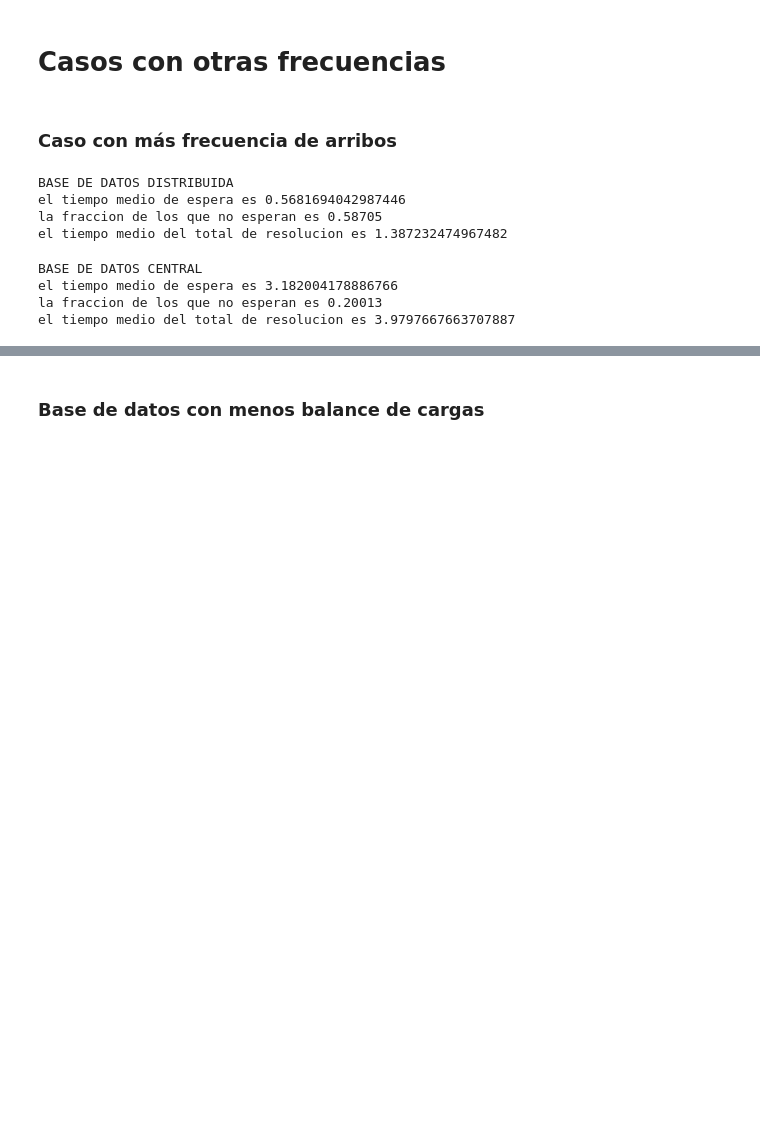
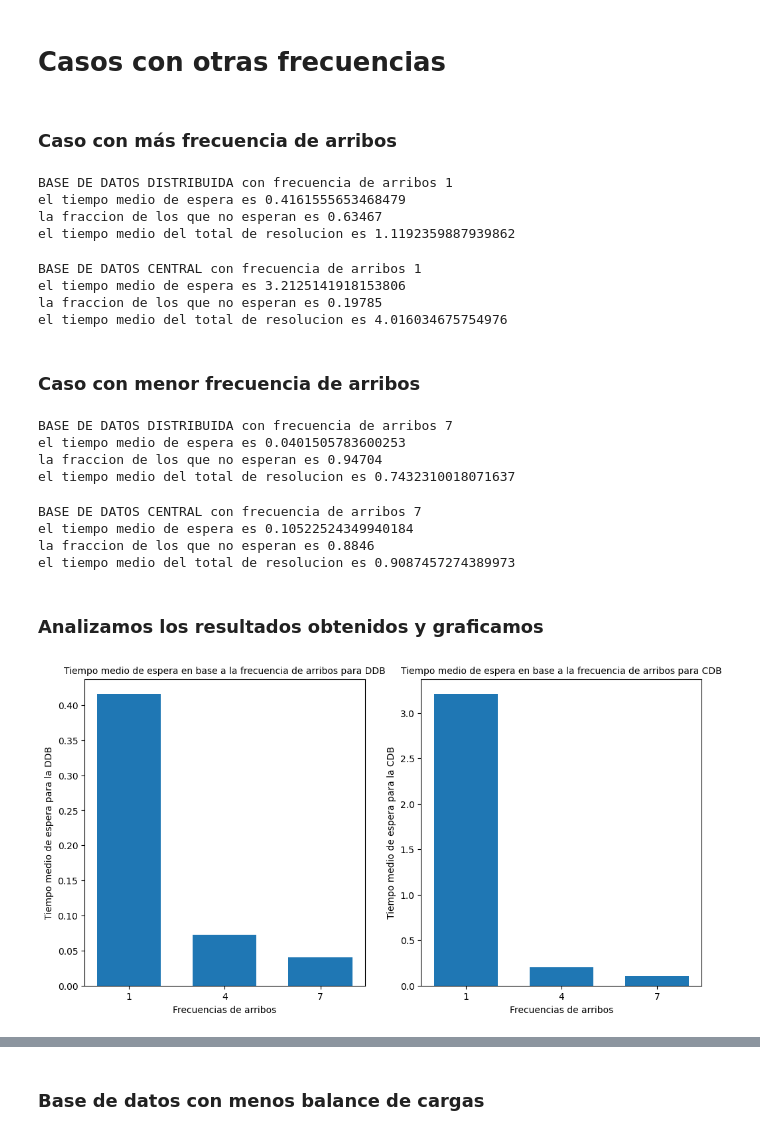
Before and after one commit to MartinCohen98/simulacion_tp1_grupo2_1c2024, a Jupyter notebook: Ejercicio3_TP2.ipynb, the cells around one changed output, grey strips where cells are left out. Cells and saved outputs as stored; diff of their text form; code cells hidden in the pictures; blank space fills up the shorter version.

```diff
--- a/Ejercicio3_TP2.ipynb
+++ b/Ejercicio3_TP2.ipynb
@@ -259,22 +291,75 @@ FASTER_ARRIVAL_CALL = 1
 # DATOS BASE DE DATOS DISTRIBUIDA
 mean_process_times = [MEAN_PROCESSING_TIME_DB1, MEAN_PROCESING_TIME_DB2]
 webServiceDistribuited = WebService(SEED, SEED_ARRIVALS, SEED_PROCESING_TIME, TOTAL_REQUEST, FASTER_ARRIVAL_CALL, mean_process_times, centralDB=False, probability_d1=PROBABILITY_DB1)
-webServiceDistribuited.generate_and_process_requests_ddb()
+webServiceDistribuited.generate_and_process_requests()
 
-print_webservice_data(webServiceDistribuited, "BASE DE DATOS DISTRIBUIDA")
+mean_waiting_time_frec1_ddb, _, _ = print_webservice_data(webServiceDistribuited, f"BASE DE DATOS DISTRIBUIDA con frecuencia de arribos {FASTER_ARRIVAL_CALL}")
 # %% [output]
-BASE DE DATOS DISTRIBUIDA
-el tiempo medio de espera es 0.5681694042987446
-la fraccion de los que no esperan es 0.58705
-el tiempo medio del total de resolucion es 1.387232474967482
+BASE DE DATOS DISTRIBUIDA con frecuencia de arribos 1
+el tiempo medio de espera es 0.4161555653468479
+la fraccion de los que no esperan es 0.63467
+el tiempo medio del total de resolucion es 1.1192359887939862
 # %%
 # DATOS BASE DE DATOS CENTRAL
-webServiceCentral = WebService(SEED, SEED_ARRIVALS, SEED_PROCESING_TIME, TOTAL_REQUEST,  FASTER_ARRIVAL_CALL, [MEAN_PROCESSING_TIME_CENTRAL_DB], centralDB=True, probability_d1=0)
+webServiceCentral = WebService(SEED, SEED_ARRIVALS, SEED_PROCESING_TIME, TOTAL_REQUEST, FASTER_ARRIVAL_CALL, [MEAN_PROCESSING_TIME_CENTRAL_DB])
 webServiceCentral.generate_and_process_requests()
 
-print_webservice_data(webServiceCentral, "BASE DE DATOS CENTRAL")
+mean_waiting_time_frec1_cdb, _, _ = print_webservice_data(webServiceCentral, f"BASE DE DATOS CENTRAL con frecuencia de arribos {FASTER_ARRIVAL_CALL}")
 # %% [output]
-BASE DE DATOS CENTRAL
-el tiempo medio de espera es 3.182004178886766
-la fraccion de los que no esperan es 0.20013
-el tiempo medio del total de resolucion es 3.9797667663707887
+BASE DE DATOS CENTRAL con frecuencia de arribos 1
+el tiempo medio de espera es 3.2125141918153806
+la fraccion de los que no esperan es 0.19785
+el tiempo medio del total de resolucion es 4.016034675754976
+# %% [markdown]
+### Caso con menor frecuencia de arribos
+# %%
+SLOWER_ARRIVAL_CALL = 7
+# %%
+# DATOS BASE DE DATOS DISTRIBUIDA
+mean_process_times = [MEAN_PROCESSING_TIME_DB1, MEAN_PROCESING_TIME_DB2]
+webServiceDistribuited = WebService(SEED, SEED_ARRIVALS, SEED_PROCESING_TIME, TOTAL_REQUEST, SLOWER_ARRIVAL_CALL, mean_process_times, centralDB=False, probability_d1=PROBABILITY_DB1)
+webServiceDistribuited.generate_and_process_requests()
+
+mean_waiting_time_frec7_ddb, _, _ = print_webservice_data(webServiceDistribuited, f"BASE DE DATOS DISTRIBUIDA con frecuencia de arribos {SLOWER_ARRIVAL_CALL}")
+# %% [output]
+BASE DE DATOS DISTRIBUIDA con frecuencia de arribos 7
+el tiempo medio de espera es 0.0401505783600253
+la fraccion de los que no esperan es 0.94704
+el tiempo medio del total de resolucion es 0.7432310018071637
+# %%
+# DATOS BASE DE DATOS CENTRAL
+webServiceCentral = WebService(SEED, SEED_ARRIVALS, SEED_PROCESING_TIME, TOTAL_REQUEST, SLOWER_ARRIVAL_CALL, [MEAN_PROCESSING_TIME_CENTRAL_DB])
+webServiceCentral.generate_and_process_requests()
+
+mean_waiting_time_frec7_cdb, _, _ = print_webservice_data(webServiceCentral, f"BASE DE DATOS CENTRAL con frecuencia de arribos {SLOWER_ARRIVAL_CALL}")
+# %% [output]
+BASE DE DATOS CENTRAL con frecuencia de arribos 7
+el tiempo medio de espera es 0.10522524349940184
+la fraccion de los que no esperan es 0.8846
+el tiempo medio del total de resolucion es 0.9087457274389973
+# %% [markdown]
+### Analizamos los resultados obtenidos y graficamos
+# %%
+# Graficamos los tiempos medios de espera para cada frecuencia
+frequencies = [FASTER_ARRIVAL_CALL, MEAN_ARRIVAL_CALL, SLOWER_ARRIVAL_CALL]
+mean_arrival_times_ddb_freq = [mean_waiting_time_frec1_ddb, mean_waiting_time_ddb, mean_waiting_time_frec7_ddb]
+mean_arrival_times_cdb_freq = [mean_waiting_time_frec1_cdb, mean_waiting_time_cdb, mean_waiting_time_frec7_cdb]
+
+fig, axes = plt.subplots(1, 2, figsize=(12, 6))
+
+# Grafico de barras para la base de datos distribuida
+axes[0].bar(frequencies, mean_arrival_times_ddb_freq, width=2)
+axes[0].set_xticks(frequencies)
+axes[0].set_ylabel('Tiempo medio de espera para la DDB')
+axes[0].set_xlabel('Frecuencias de arribos')
+axes[0].set_title("Tiempo medio de espera en base a la frecuencia de arribos para DDB", fontsize=10)
+# Grafico de barras para la base de datos central
+axes[1].bar(frequencies, mean_arrival_times_cdb_freq, width=2)
+axes[1].set_xticks(frequencies)
+axes[1].set_ylabel('Tiempo medio de espera para la CDB')
+axes[1].set_xlabel('Frecuencias de arribos')
+axes[1].set_title("Tiempo medio de espera en base a la frecuencia de arribos para CDB", fontsize=10)
+
+plt.show()
+# %% [output]
+[figure, added]
```
Also changed, not shown: parts of 23 cells of this notebook, 2 other files.
